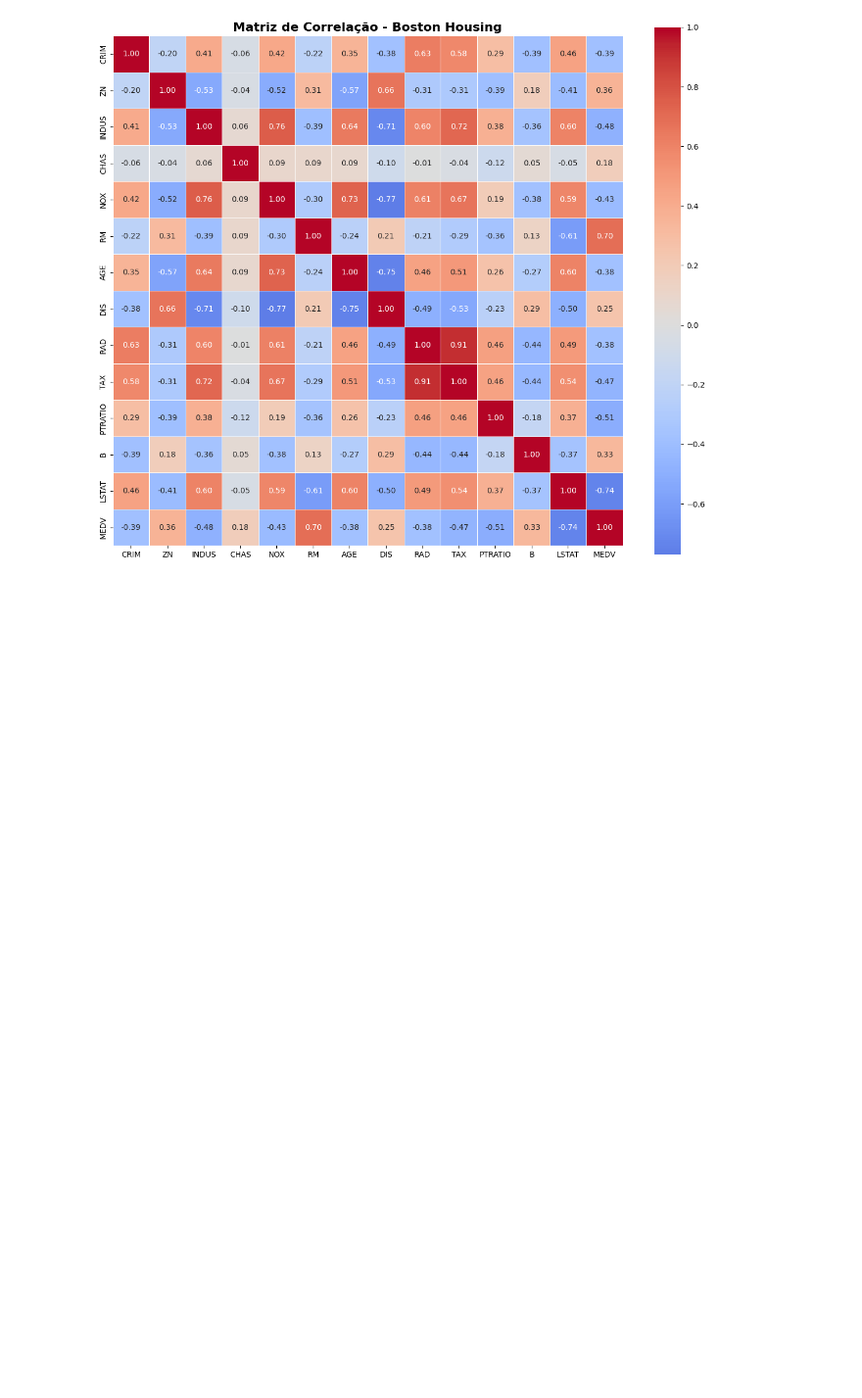
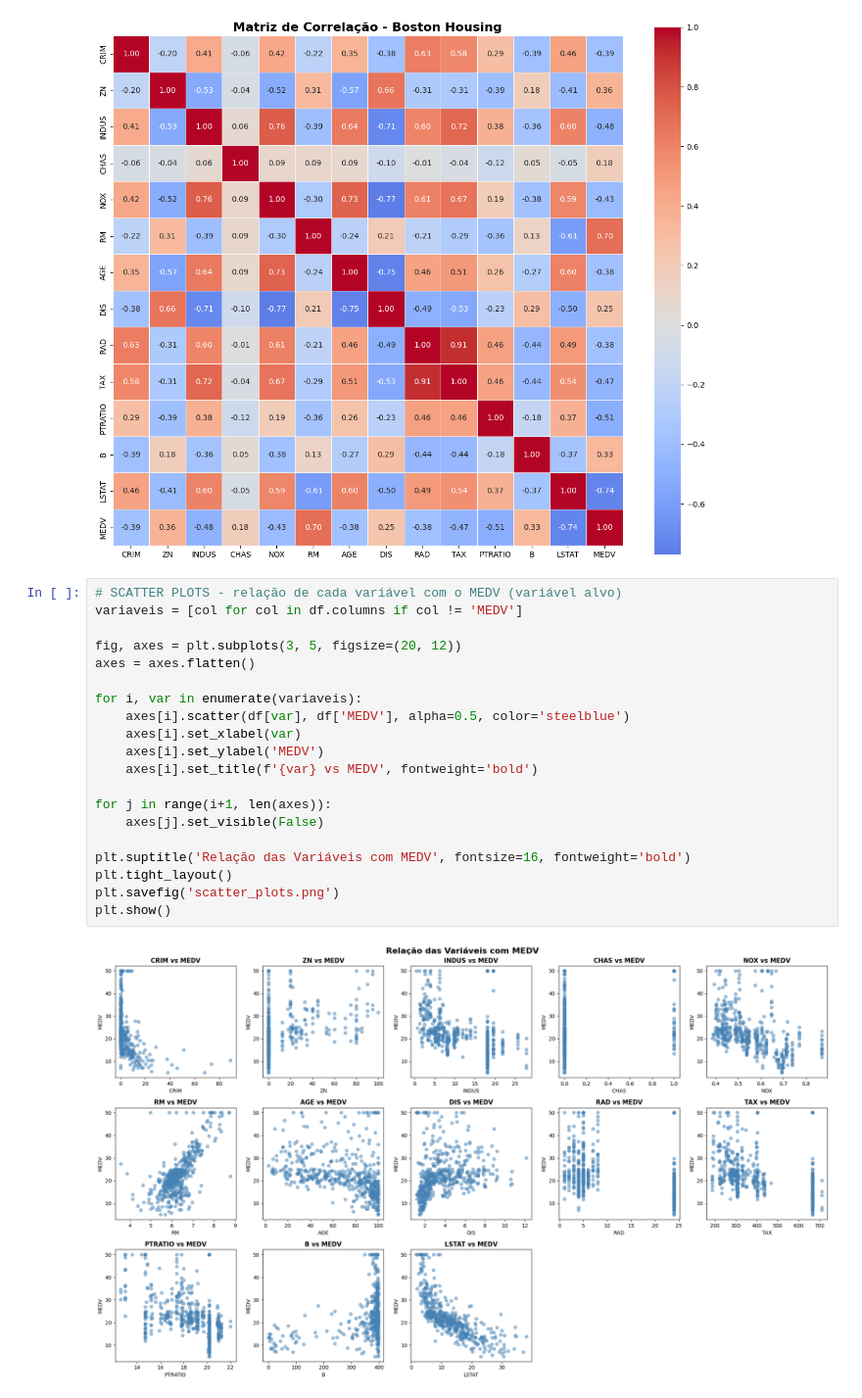
Before and after one commit to NatachaZhang/projeto-cdg-grupo7, a Jupyter notebook: notebooks/projeto-cdg-grupo7.ipynb, the cells around one changed output. Shown at 98% size. Saved outputs shown, nothing was run; the diff lists cells and outputs as text; blank space fills up the shorter version.

```diff
--- a/notebooks/projeto-cdg-grupo7.ipynb
+++ b/notebooks/projeto-cdg-grupo7.ipynb
@@ -134,3 +134,25 @@ plt.savefig('heatmap_correlacao.png')
 plt.show()
 # %% [output]
 [figure]
+# %%
+# SCATTER PLOTS - relação de cada variável com o MEDV (variável alvo)
+variaveis = [col for col in df.columns if col != 'MEDV']
+
+fig, axes = plt.subplots(3, 5, figsize=(20, 12))
+axes = axes.flatten()
+
+for i, var in enumerate(variaveis):
+    axes[i].scatter(df[var], df['MEDV'], alpha=0.5, color='steelblue')
+    axes[i].set_xlabel(var)
+    axes[i].set_ylabel('MEDV')
+    axes[i].set_title(f'{var} vs MEDV', fontweight='bold')
+
+for j in range(i+1, len(axes)):
+    axes[j].set_visible(False)
+
+plt.suptitle('Relação das Variáveis com MEDV', fontsize=16, fontweight='bold')
+plt.tight_layout()
+plt.savefig('scatter_plots.png')
+plt.show()
+# %% [output]
+[figure, added]
```
Also changed, not shown: parts of 1 cell of this notebook.
